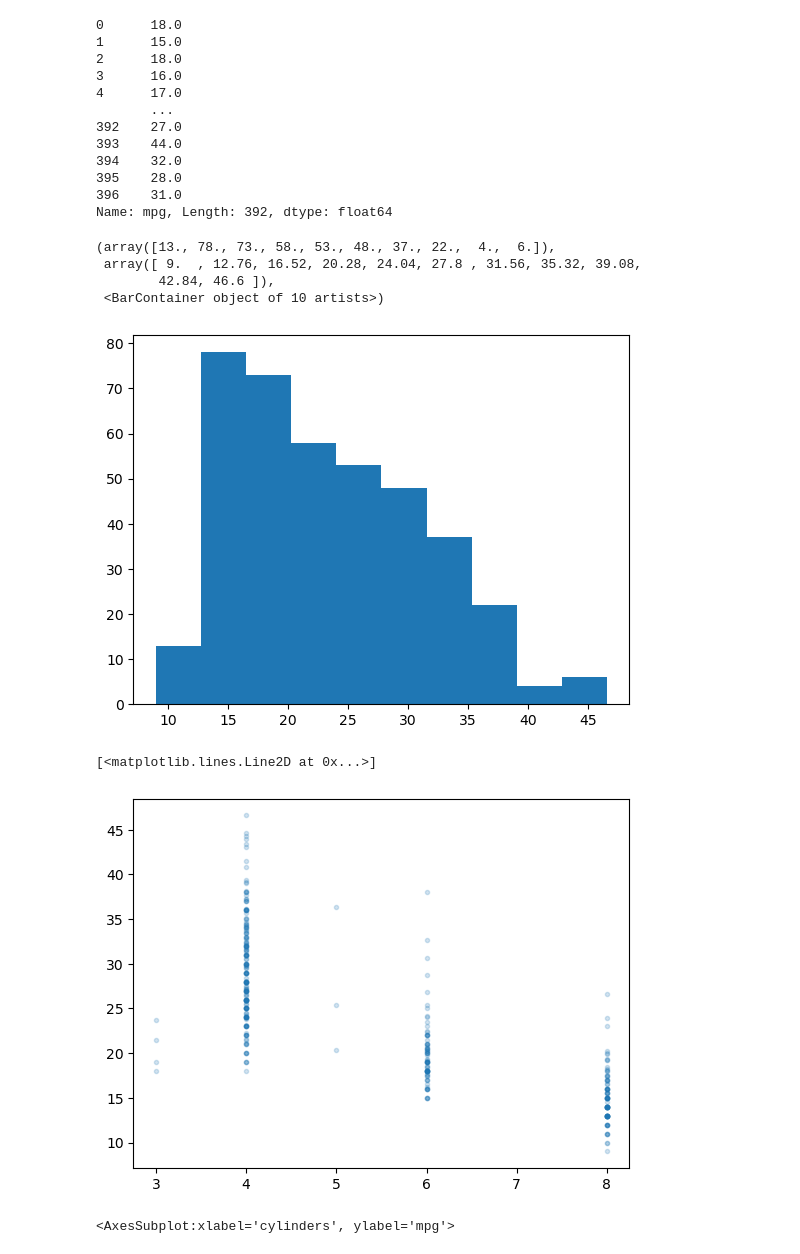
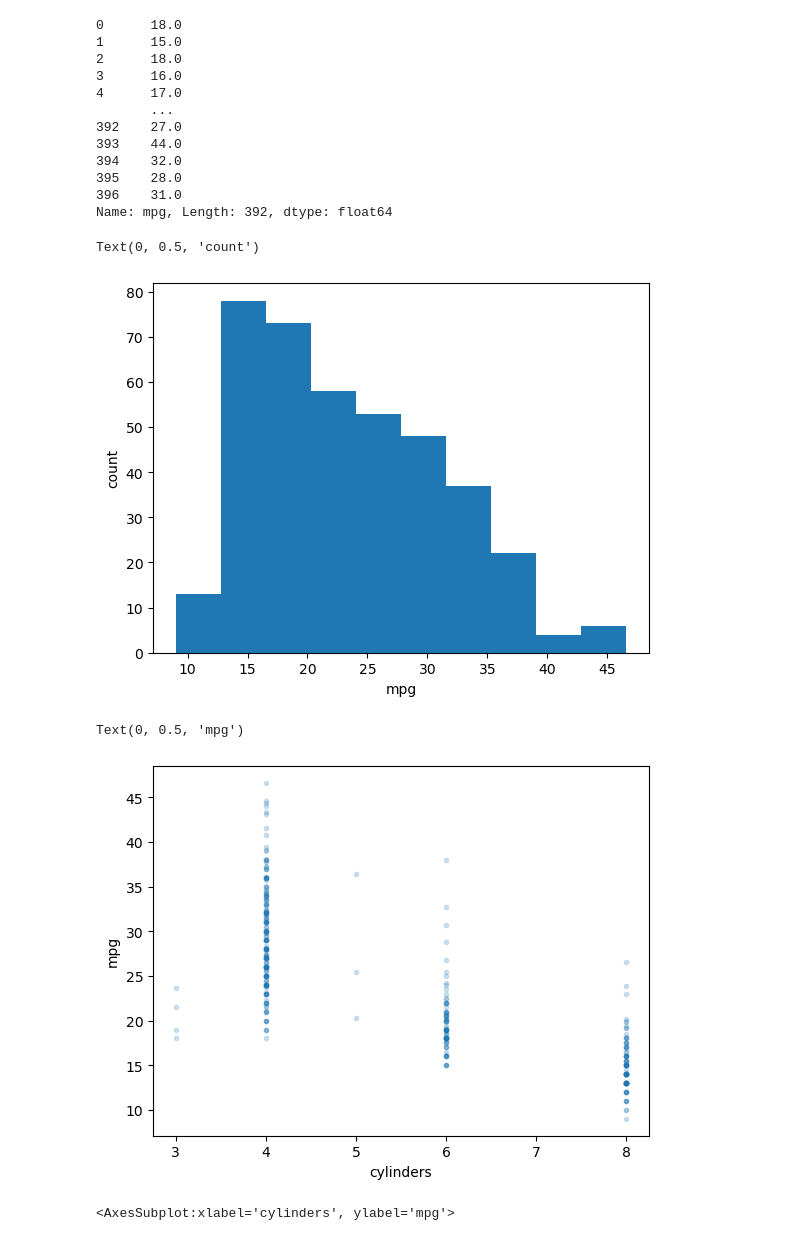
Before and after one commit to ssuai/machine_learning, a Jupyter notebook: lab1_intro.ipynb, the cells around one changed output. Drawn from its saved outputs; the diff is of its cells as text; code cells hidden in the pictures.

```diff
--- a/lab1_intro.ipynb
+++ b/lab1_intro.ipynb
@@ -127,18 +127,19 @@ Name: mpg, Length: 392, dtype: float64
 # %%
 # plot histogram of mpg
 plt.hist(Auto['mpg'])
+plt.xlabel('mpg')
+plt.ylabel('count')
 # %% [output]
-(array([13., 78., 73., 58., 53., 48., 37., 22.,  4.,  6.]),
- array([ 9.  , 12.76, 16.52, 20.28, 24.04, 27.8 , 31.56, 35.32, 39.08,
-        42.84, 46.6 ]),
- <BarContainer object of 10 artists>)
+Text(0, 0.5, 'count')
-[figure, old version]
+[figure, new version]
 # %%
 # plot cylinders vs mpg
 plt.plot(Auto['cylinders'], Auto['mpg'], '.', alpha=0.2)
+plt.xlabel('cylinders')
+plt.ylabel('mpg')
 # %% [output]
-[<matplotlib.lines.Line2D at 0x...>]
+Text(0, 0.5, 'mpg')
-[figure, old version]
+[figure, new version]
 # %%
 #Equivalently
 Auto.plot.scatter(x='cylinders', y='mpg', alpha=0.2)
```
Also changed, not shown: parts of 2 cells of this notebook.
